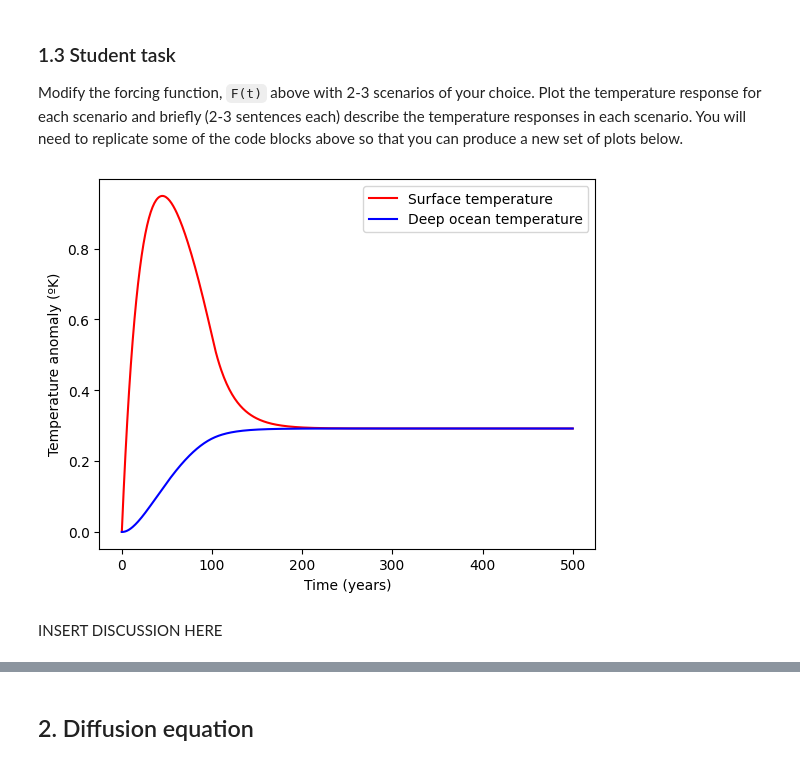
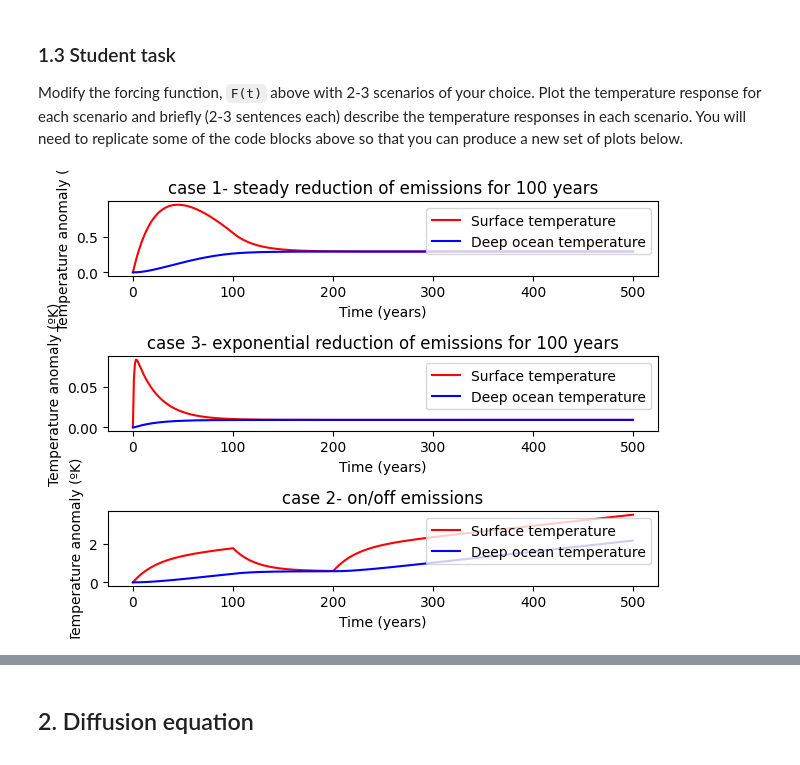
Before and after one commit to meganlouiseedwards/QCES, a Jupyter notebook: Project1_numerical_methods.ipynb, the cells around one changed output, grey strips where cells are left out. Saved outputs shown, nothing was run; the diff lists cells and outputs as text; code cells hidden in the pictures.

```diff
--- a/Project1_numerical_methods.ipynb
+++ b/Project1_numerical_methods.ipynb
@@ -89,26 +90,76 @@ INSERT DISCUSSION HERE (~1 paragraph)
 Modify the forcing function, `F(t)` above with 2-3 scenarios of your choice. Plot the temperature response for each scenario and briefly (2-3 sentences each) describe the temperature responses in each scenario. You will need to replicate some of the code blocks above so that you can produce a new set of plots below.
 # %%
 # Add code to make plots here
-#case 1: steady reduction in emissions over 100 year
+#case 1: steady reduction in emissions over 100 years
 def y(t):
   return 1-0.01*t
 def F1(t):
     return y(t) if t <100 else 0
 def F2(t):
   return
 
 
 for i in range(0, Nt-1):
     T[i+1] = T[i] + (dt/C_s)*(F1(t[i])-gamma*(T[i]-theta[i]))
     theta[i+1] = (gamma*dt/C_d)*(T[i]-theta[i])+theta[i]
 
+#case 2: stopping of emissions then re-introduction
+def F2(t):
+  if t < 100:
+    return 1
+  if t > 200:
+    return 1
+  else:
+    return 0
+T2 = np.zeros(Nt) # surface temperature array
+theta2 = np.zeros(Nt) # deep ocean temperature array
+T2[0] = 0 # initial surface temperature anomaly (ºK)
+theta2[0] =0
+for i in range(0, Nt-1):
+    T2[i+1] = T2[i] + (dt/C_s)*(F2(t[i])-gamma*(T2[i]-theta2[i]))
+    theta2[i+1] = (gamma*dt/C_d)*(T2[i]-theta2[i])+theta2[i]
+
+#case 3 exponential drop in emissions
+def F3(t):
+  if t < 100:
+    return np.exp(-t)
+  else:
+    return 0
+T3 = np.zeros(Nt) # surface temperature array
+theta3 = np.zeros(Nt) # deep ocean temperature array
+T3[0] = 0 # initial surface temperature anomaly (ºK)
+theta3[0] =0
+for i in range(0, Nt-1):
+    T3[i+1] = T3[i] + (dt/C_s)*(F3(t[i])-gamma*(T3[i]-theta3[i]))
+    theta3[i+1] = (gamma*dt/C_d)*(T3[i]-theta3[i])+theta3[i]
+
+plt.figure()
+
+plt.subplot(3,1,1)
 plt.plot(t,T,'r-')
 plt.plot(t,theta,'b-')
+plt.legend(['Surface temperature','Deep ocean temperature'], loc='upper right')
+plt.xlabel('Time (years)')
+plt.ylabel('Temperature anomaly (ºK)')
+plt.title('case 1- steady reduction of emissions for 100 years')
+
+plt.subplot(3,1,2)
+plt.plot(t,T3,'r-')
+plt.plot(t,theta3,'b-')
 plt.legend(['Surface temperature','Deep ocean temperature'])
 plt.xlabel('Time (years)')
 plt.ylabel('Temperature anomaly (ºK)')
+plt.title('case 3- exponential reduction of emissions for 100 years')
+
+plt.subplot(3,1,3)
+plt.plot(t,T2,'r-')
+plt.plot(t,theta2,'b-')
+plt.legend(['Surface temperature','Deep ocean temperature'], loc='upper right')
+plt.xlabel('Time (years)')
+plt.ylabel('Temperature anomaly (ºK)')
+plt.title('case 2- on/off emissions')
+
+plt.tight_layout()
 plt.show()
 # %% [output]
-[figure, old version]
+[figure, new version]
-# %% [markdown]
-INSERT DISCUSSION HERE
```
Also changed, not shown: parts of 8 cells of this notebook.
